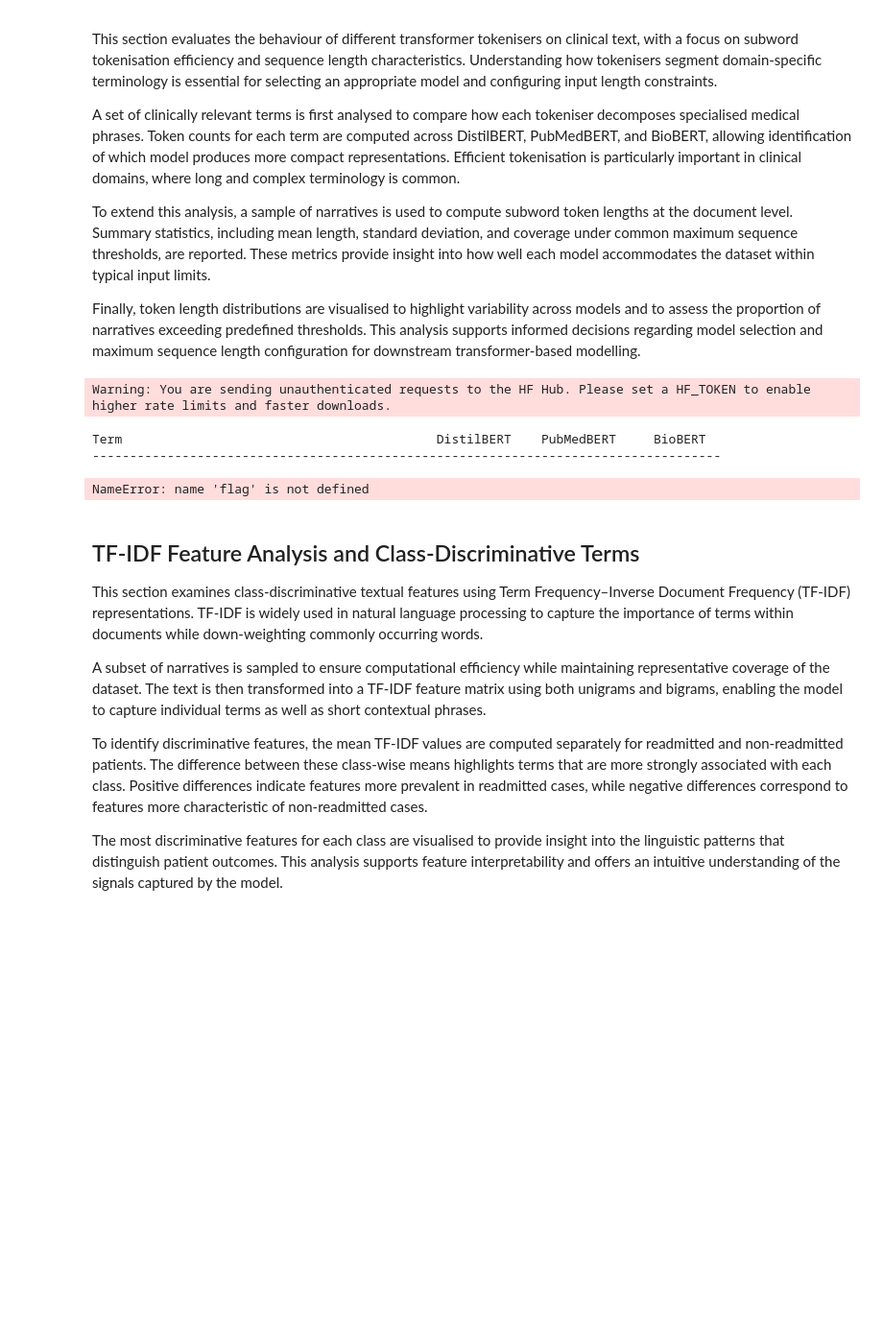
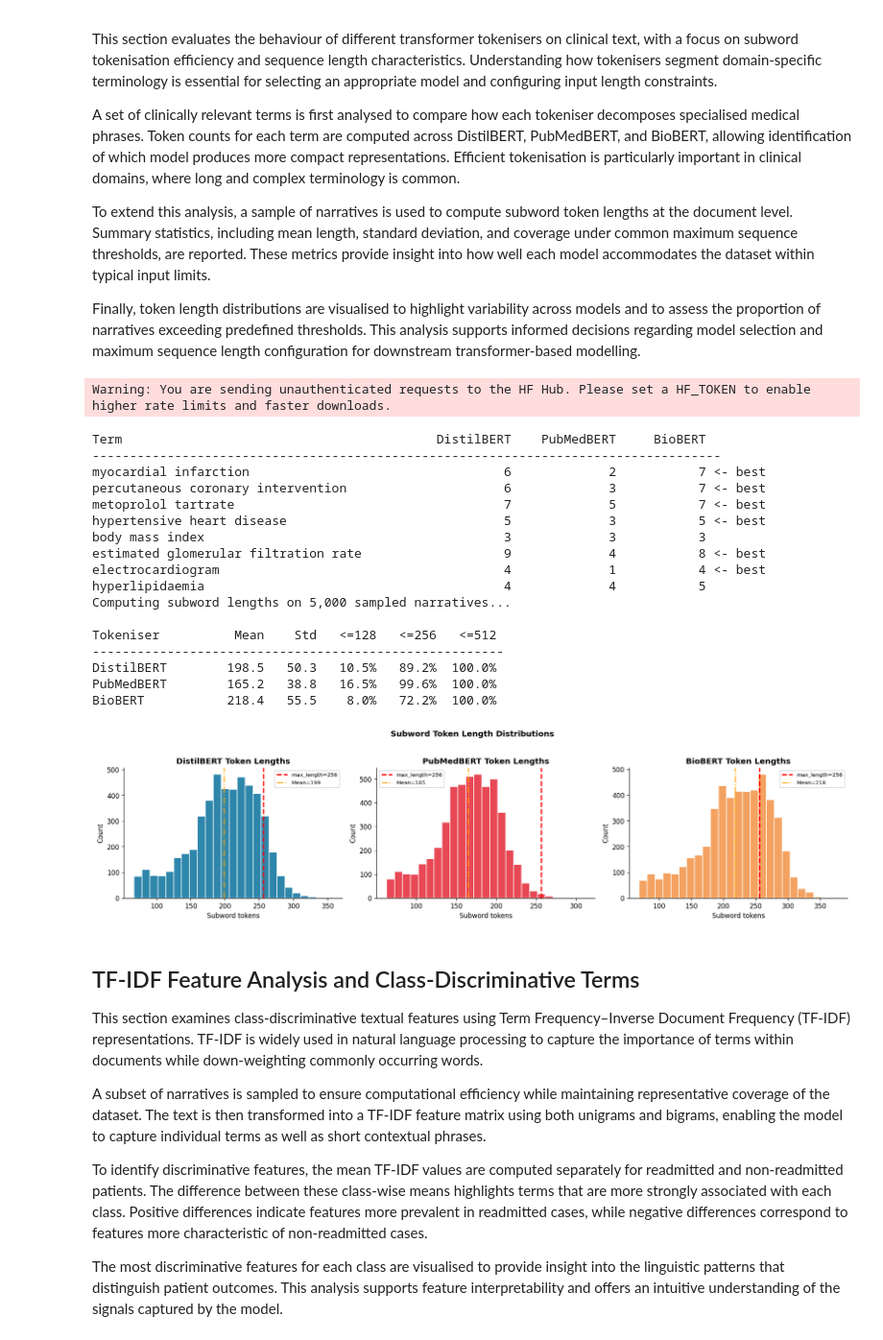
Before and after one commit to GitSentinel/medical_nlp_deterioration, a Jupyter notebook: notebooks/03_feature_analysis.ipynb, the cells around one changed output. Shown at 96% size. Cells and saved outputs as stored; diff of their text form; code cells hidden in the pictures; blank space fills up the shorter version.

```diff
--- a/notebooks/03_feature_analysis.ipynb
+++ b/notebooks/03_feature_analysis.ipynb
@@ -331,6 +331,8 @@ for term in clinical_terms:
     n_pm = len(tok_pm.tokenize(term))
     n_bb = len(tok_bb.tokenize(term))
     best = min(n_db, n_pm, n_bb)
+
+    flag = ' <- best' if n_pm == min(n_db, n_pm, n_bb) and n_pm < n_db else ''
     print(f'{term:<42}  {n_db:>12}  {n_pm:>12}  {n_bb:>10}{flag}')
 
 # Sample Narratives
@@ -390,34 +392,49 @@ for ax, (name, lens, color) in zip(axes, [
         label=f'Mean={np.mean(lens):.0f}'
     )
 
     ax.set_title(f'{name} Token Lengths', fontweight='bold')
     ax.set_xlabel('Subword tokens')
     ax.set_ylabel('Count')
     ax.legend(fontsize=8)
 
 
 # Save and Display
 plt.suptitle(
     'Subword Token Length Distributions',
     fontsize=12,
     fontweight='bold',
     y=1.03
 )
 
 plt.tight_layout()
 
 plt.savefig(
     f'{FEATURE_ANALYSIS_PLT}/feat_03_bert_token_lengths.png',
     dpi=150,
     bbox_inches='tight'
 )
 
 plt.show()
 # %% [output]
 Warning: You are sending unauthenticated requests to the HF Hub. Please set a HF_TOKEN to enable higher rate limits and faster downloads.
 Term                                          DistilBERT    PubMedBERT     BioBERT
 ------------------------------------------------------------------------------------
+myocardial infarction                                  6             2           7 <- best
+percutaneous coronary intervention                     6             3           7 <- best
+metoprolol tartrate                                    7             5           7 <- best
+hypertensive heart disease                             5             3           5 <- best
+body mass index                                        3             3           3
+estimated glomerular filtration rate                   9             4           8 <- best
+electrocardiogram                                      4             1           4 <- best
+hyperlipidaemia                                        4             4           5
+Computing subword lengths on 5,000 sampled narratives...
+
+Tokeniser          Mean    Std   <=128   <=256   <=512
+-------------------------------------------------------
+DistilBERT        198.5   50.3   10.5%   89.2%  100.0%
+PubMedBERT        165.2   38.8   16.5%   99.6%  100.0%
+BioBERT           218.4   55.5    8.0%   72.2%  100.0%
-NameError: name 'flag' is not defined
+[figure, added]
 # %% [markdown]
 ## TF-IDF Feature Analysis and Class-Discriminative Terms
 
```
Also changed, not shown: 29 other files.
